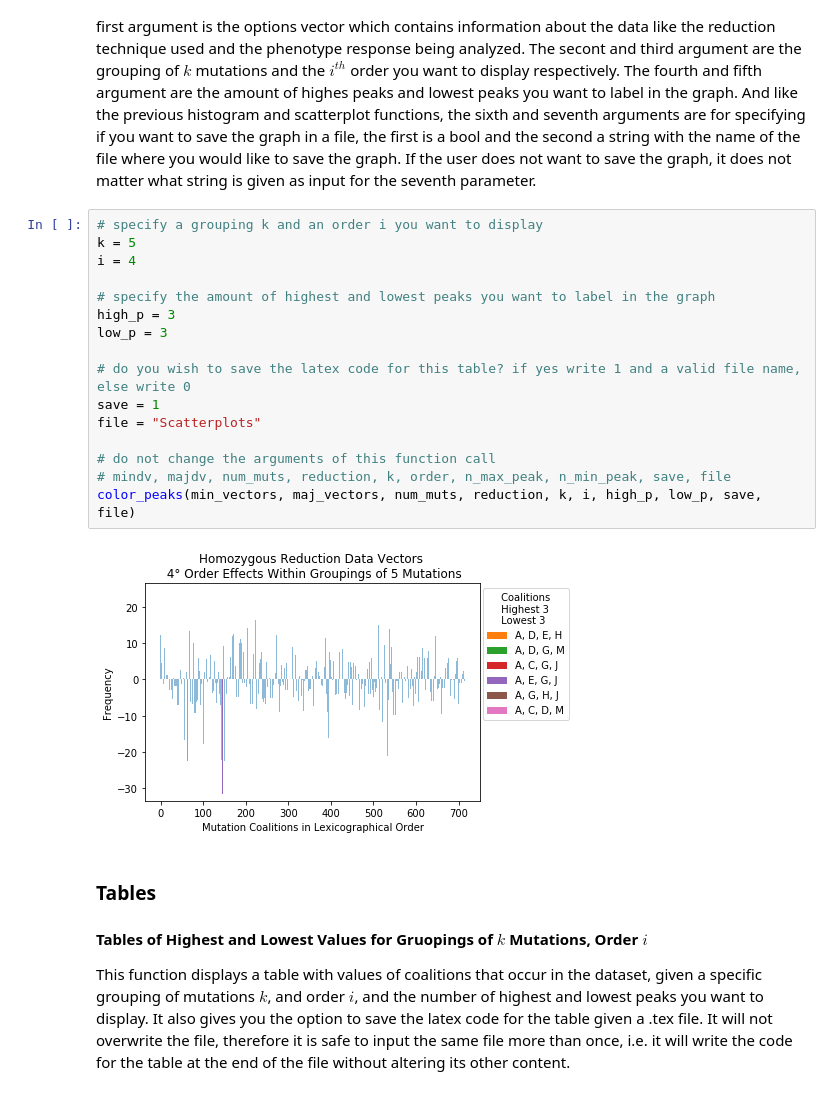
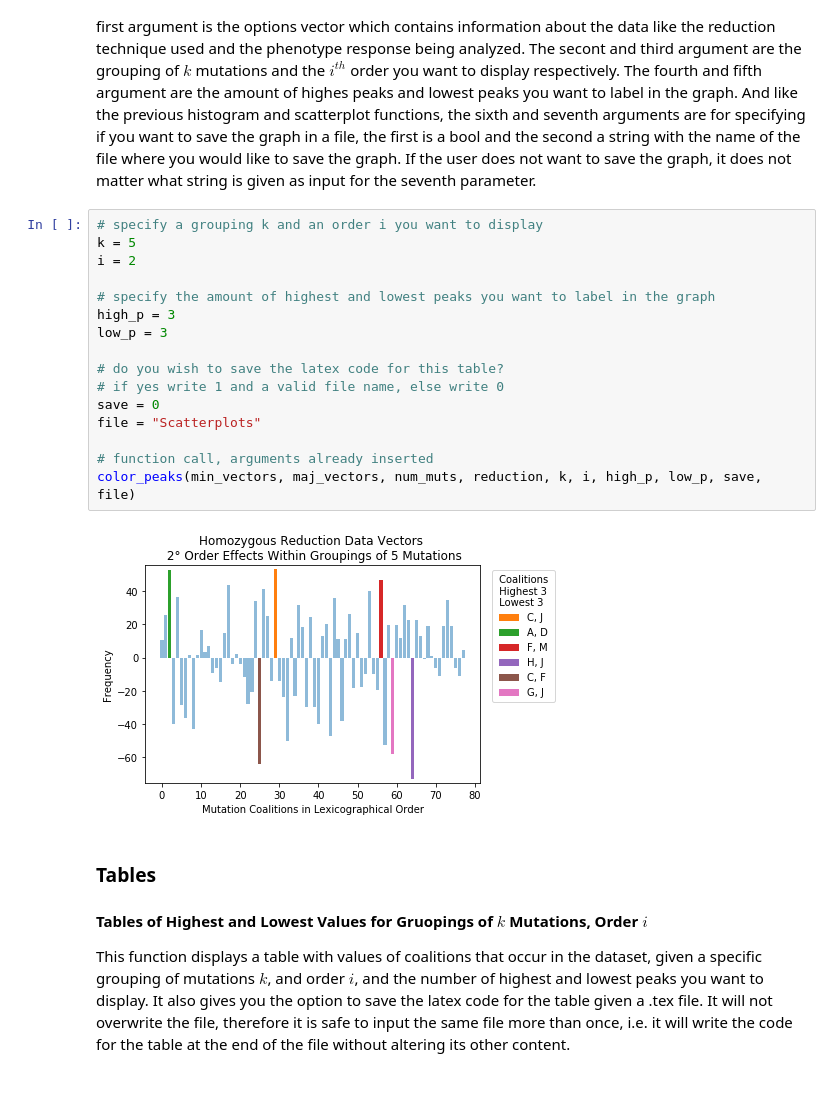
Before and after one commit to asvnpr/Spectral-Analysis, a Jupyter notebook: Spectral Analysis.ipynb, the cells around one changed output. Cells and saved outputs as stored; diff of their text form.

```diff
--- a/Spectral Analysis.ipynb
+++ b/Spectral Analysis.ipynb
@@ -177,21 +167,21 @@ This function graphs our spectral analysis results given a grouping of mutations
 # %%
 # specify a grouping k and an order i you want to display
 k = 5
-i = 4
+i = 2
 
 # specify the amount of highest and lowest peaks you want to label in the graph
 high_p = 3
 low_p = 3
 
-# do you wish to save the latex code for this table? if yes write 1 and a valid file name, else write 0
-save = 1
+# do you wish to save the latex code for this table?
+# if yes write 1 and a valid file name, else write 0
+save = 0
 file = "Scatterplots"
 
-# do not change the arguments of this function call
-# mindv, majdv, num_muts, reduction, k, order, n_max_peak, n_min_peak, save, file
+# function call, arguments already inserted
 color_peaks(min_vectors, maj_vectors, num_muts, reduction, k, i, high_p, low_p, save, file)
 # %% [output]
-[figure, old version]
+[figure, new version]
 # %% [markdown]
 ### Tables
 #### Tables of Highest and Lowest Values for Gruopings of $k$ Mutations, Order $i$
```
Also changed, not shown: parts of 22 cells of this notebook, 1 other file.
